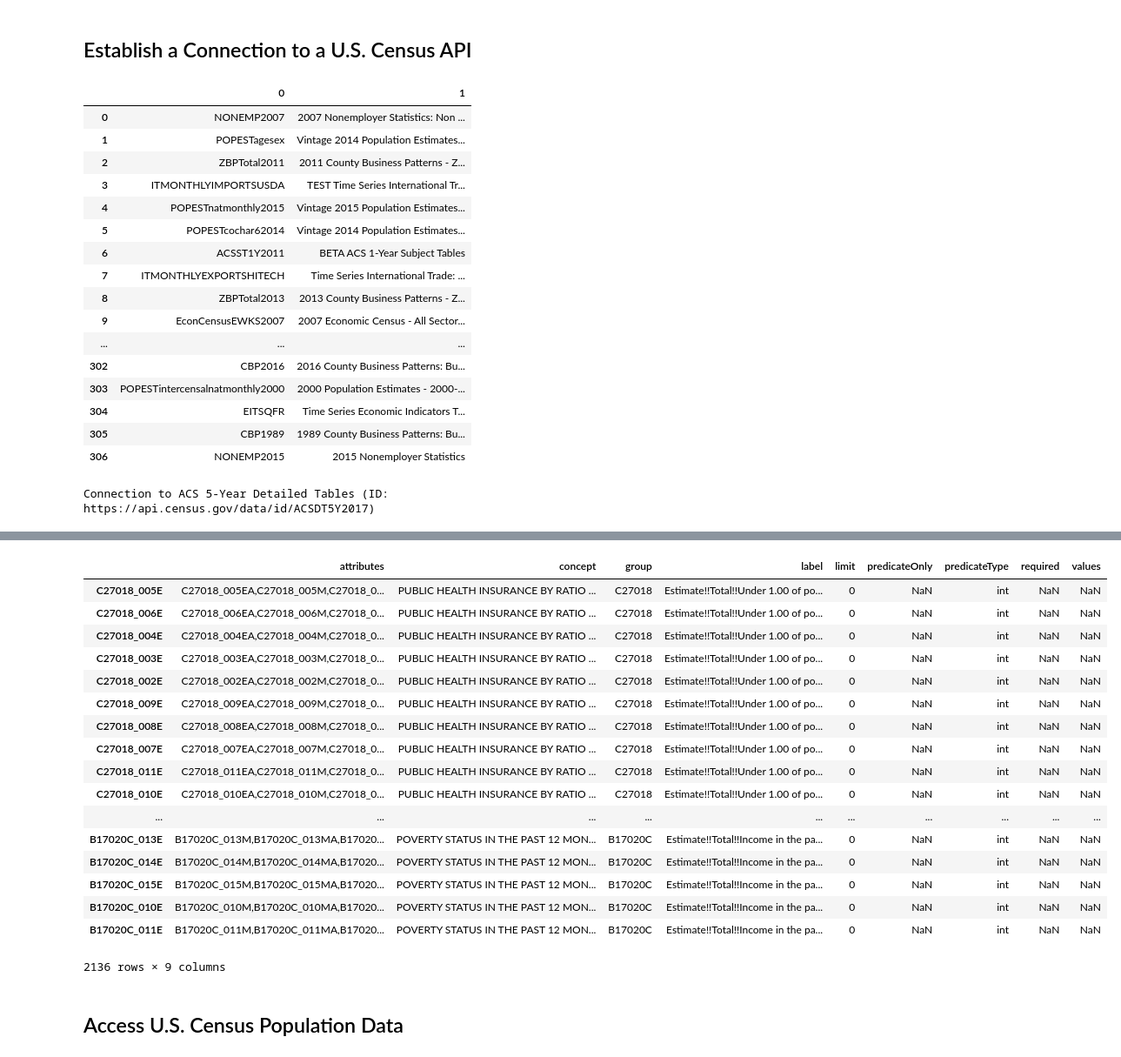
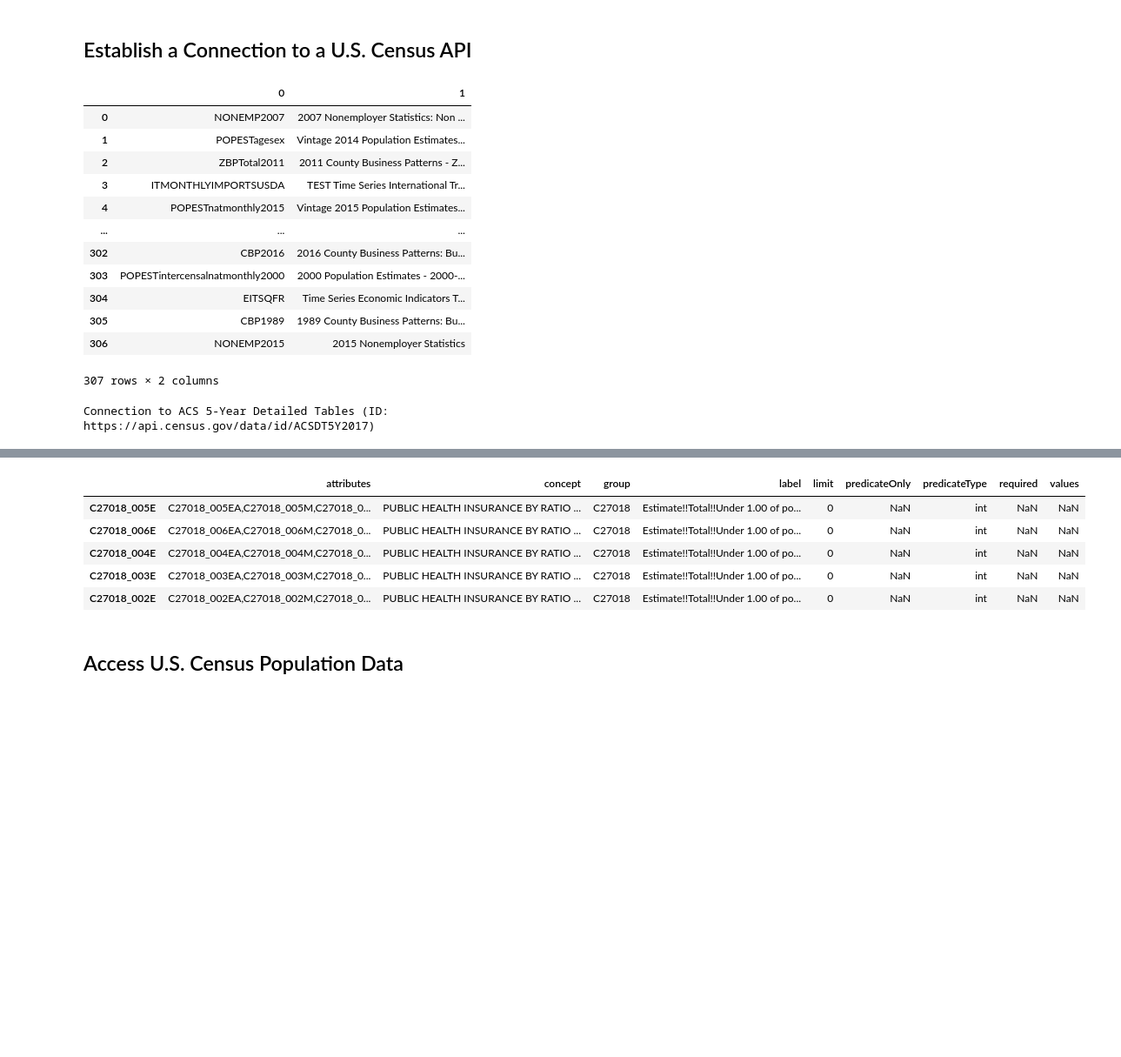
Before and after one commit to zstatmanweil/EJ-analysis-map, a Jupyter notebook: Census.ipynb, the cells around one changed output, grey strips where cells are left out. Shown: that part at 87% size. Cells and saved outputs as stored; diff of their text form; code cells hidden in the pictures; blank space fills up the shorter version.

```diff
--- a/Census.ipynb
+++ b/Census.ipynb
@@ -16,7 +16,7 @@ import matplotlib.pyplot as plt
 datasets = list(cen.explorer.available(verbose=True).items())
 
 # Display the DataFrame
-with pd.option_context('display.max_rows', None):
+with pd.option_context('display.max_rows', 10):
     display(pd.DataFrame(datasets))
 # %% [output]
 |  | 0 | 1 |
@@ -25,17 +25,13 @@ with pd.option_context('display.max_rows', None):
 | 2 | ZBPTotal2011 | 2011 County Business Patterns - Z... |
 | 3 | ITMONTHLYIMPORTSUSDA | TEST Time Series International Tr... |
 | 4 | POPESTnatmonthly2015 | Vintage 2015 Population Estimates... |
-| 5 | POPESTcochar62014 | Vintage 2014 Population Estimates... |
-| 6 | ACSST1Y2011 | BETA ACS 1-Year Subject Tables |
-| 7 | ITMONTHLYEXPORTSHITECH | Time Series International Trade: ... |
-| 8 | ZBPTotal2013 | 2013 County Business Patterns - Z... |
-| 9 | EconCensusEWKS2007 | 2007 Economic Census - All Sector... |
 | ... | ... | ... |
 | 302 | CBP2016 | 2016 County Business Patterns: Bu... |
 | 303 | POPESTintercensalnatmonthly2000 | 2000 Population Estimates - 2000-... |
 | 304 | EITSQFR | Time Series Economic Indicators T... |
 | 305 | CBP1989 | 1989 County Business Patterns: Bu... |
 | 306 | NONEMP2015 | 2015 Nonemployer Statistics |
+307 rows × 2 columns
 # %%
 # Select Detailed Tables dataset
 dataset = 'ACSDT5Y2017'
@@ -58,26 +54,14 @@ vars.head(5)
 | B02019_008E | B02019_008M,B02019_008MA,B02019_0... | NATIVE HAWAIIAN AND OTHER PACIFIC... | B02019 | Estimate!!Total Groups Tallied!!M... | 0 | NaN | int | NaN | NaN |
 # %%
 #Identify columns of interest by searching key words
-vars[vars['label'].str.contains("poverty")]
+vars[vars['label'].str.contains("poverty")].head(5)
 # %% [output]
 |  | attributes | concept | group | label | limit | predicateOnly | predicateType | required | values |
 | C27018_005E | C27018_005EA,C27018_005M,C27018_0... | PUBLIC HEALTH INSURANCE BY RATIO ... | C27018 | Estimate!!Total!!Under 1.00 of po... | 0 | NaN | int | NaN | NaN |
 | C27018_006E | C27018_006EA,C27018_006M,C27018_0... | PUBLIC HEALTH INSURANCE BY RATIO ... | C27018 | Estimate!!Total!!Under 1.00 of po... | 0 | NaN | int | NaN | NaN |
 | C27018_004E | C27018_004EA,C27018_004M,C27018_0... | PUBLIC HEALTH INSURANCE BY RATIO ... | C27018 | Estimate!!Total!!Under 1.00 of po... | 0 | NaN | int | NaN | NaN |
 | C27018_003E | C27018_003EA,C27018_003M,C27018_0... | PUBLIC HEALTH INSURANCE BY RATIO ... | C27018 | Estimate!!Total!!Under 1.00 of po... | 0 | NaN | int | NaN | NaN |
 | C27018_002E | C27018_002EA,C27018_002M,C27018_0... | PUBLIC HEALTH INSURANCE BY RATIO ... | C27018 | Estimate!!Total!!Under 1.00 of po... | 0 | NaN | int | NaN | NaN |
-| C27018_009E | C27018_009EA,C27018_009M,C27018_0... | PUBLIC HEALTH INSURANCE BY RATIO ... | C27018 | Estimate!!Total!!Under 1.00 of po... | 0 | NaN | int | NaN | NaN |
-| C27018_008E | C27018_008EA,C27018_008M,C27018_0... | PUBLIC HEALTH INSURANCE BY RATIO ... | C27018 | Estimate!!Total!!Under 1.00 of po... | 0 | NaN | int | NaN | NaN |
-| C27018_007E | C27018_007EA,C27018_007M,C27018_0... | PUBLIC HEALTH INSURANCE BY RATIO ... | C27018 | Estimate!!Total!!Under 1.00 of po... | 0 | NaN | int | NaN | NaN |
-| C27018_011E | C27018_011EA,C27018_011M,C27018_0... | PUBLIC HEALTH INSURANCE BY RATIO ... | C27018 | Estimate!!Total!!Under 1.00 of po... | 0 | NaN | int | NaN | NaN |
-| C27018_010E | C27018_010EA,C27018_010M,C27018_0... | PUBLIC HEALTH INSURANCE BY RATIO ... | C27018 | Estimate!!Total!!Under 1.00 of po... | 0 | NaN | int | NaN | NaN |
-| ... | ... | ... | ... | ... | ... | ... | ... | ... | ... |
-| B17020C_013E | B17020C_013M,B17020C_013MA,B17020... | POVERTY STATUS IN THE PAST 12 MON... | B17020C | Estimate!!Total!!Income in the pa... | 0 | NaN | int | NaN | NaN |
-| B17020C_014E | B17020C_014M,B17020C_014MA,B17020... | POVERTY STATUS IN THE PAST 12 MON... | B17020C | Estimate!!Total!!Income in the pa... | 0 | NaN | int | NaN | NaN |
-| B17020C_015E | B17020C_015M,B17020C_015MA,B17020... | POVERTY STATUS IN THE PAST 12 MON... | B17020C | Estimate!!Total!!Income in the pa... | 0 | NaN | int | NaN | NaN |
-| B17020C_010E | B17020C_010M,B17020C_010MA,B17020... | POVERTY STATUS IN THE PAST 12 MON... | B17020C | Estimate!!Total!!Income in the pa... | 0 | NaN | int | NaN | NaN |
-| B17020C_011E | B17020C_011M,B17020C_011MA,B17020... | POVERTY STATUS IN THE PAST 12 MON... | B17020C | Estimate!!Total!!Income in the pa... | 0 | NaN | int | NaN | NaN |
-2136 rows × 9 columns
 # %% [markdown]
 ## Access U.S. Census Population Data
 # %%
```
